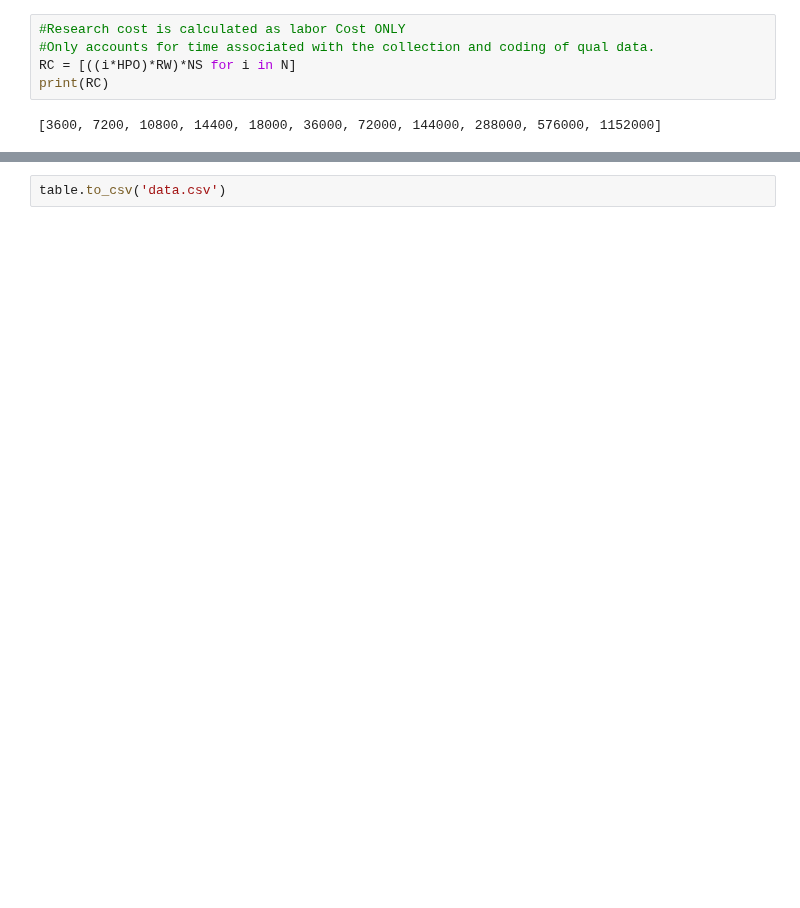
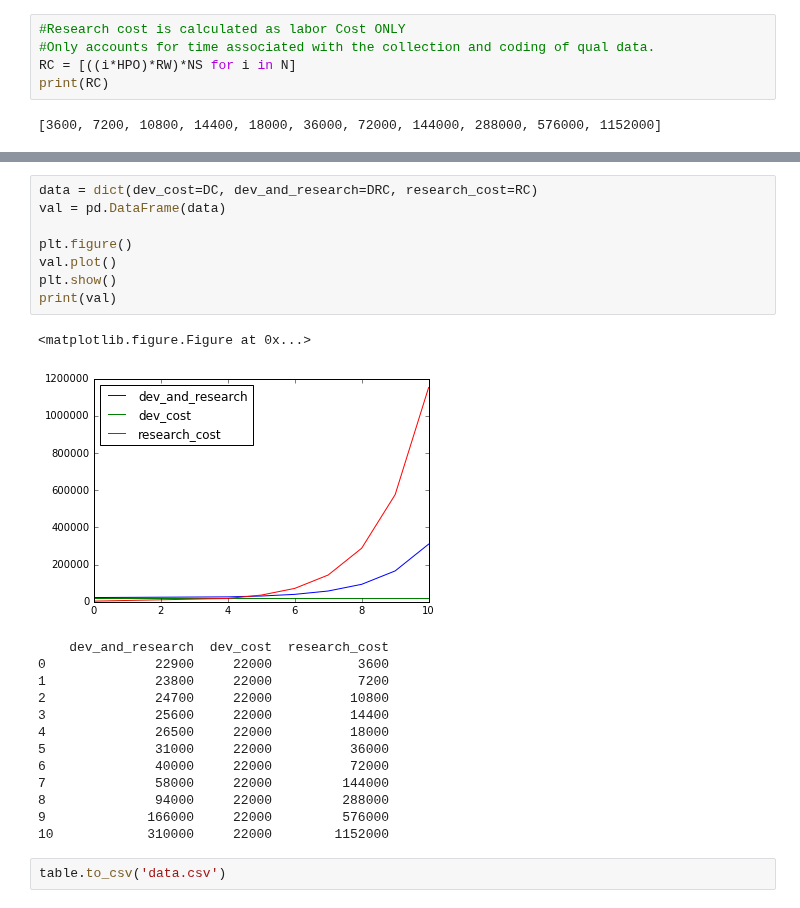
Before and after one commit to dr-jgsmith/orphans, a Jupyter notebook: valuation.ipynb, the cells around one changed output, grey strips where cells are left out. Cells and saved outputs as stored; diff of their text form; blank space fills up the shorter version.

```diff
--- a/valuation.ipynb
+++ b/valuation.ipynb
@@ -89,2 +89,25 @@ plt.show()
+# %%
+data = dict(dev_cost=DC, dev_and_research=DRC, research_cost=RC)
+val = pd.DataFrame(data)
+
+plt.figure()
+val.plot()
+plt.show()
+print(val)
+# %% [output]
+<matplotlib.figure.Figure at 0x...>
+[figure, added]
+    dev_and_research  dev_cost  research_cost
+0              22900     22000           3600
+1              23800     22000           7200
+2              24700     22000          10800
+3              25600     22000          14400
+4              26500     22000          18000
+5              31000     22000          36000
+6              40000     22000          72000
+7              58000     22000         144000
+8              94000     22000         288000
+9             166000     22000         576000
+10            310000     22000        1152000
 # %%
 table.to_csv('data.csv')
```
Also changed, not shown: parts of 7 cells of this notebook.
